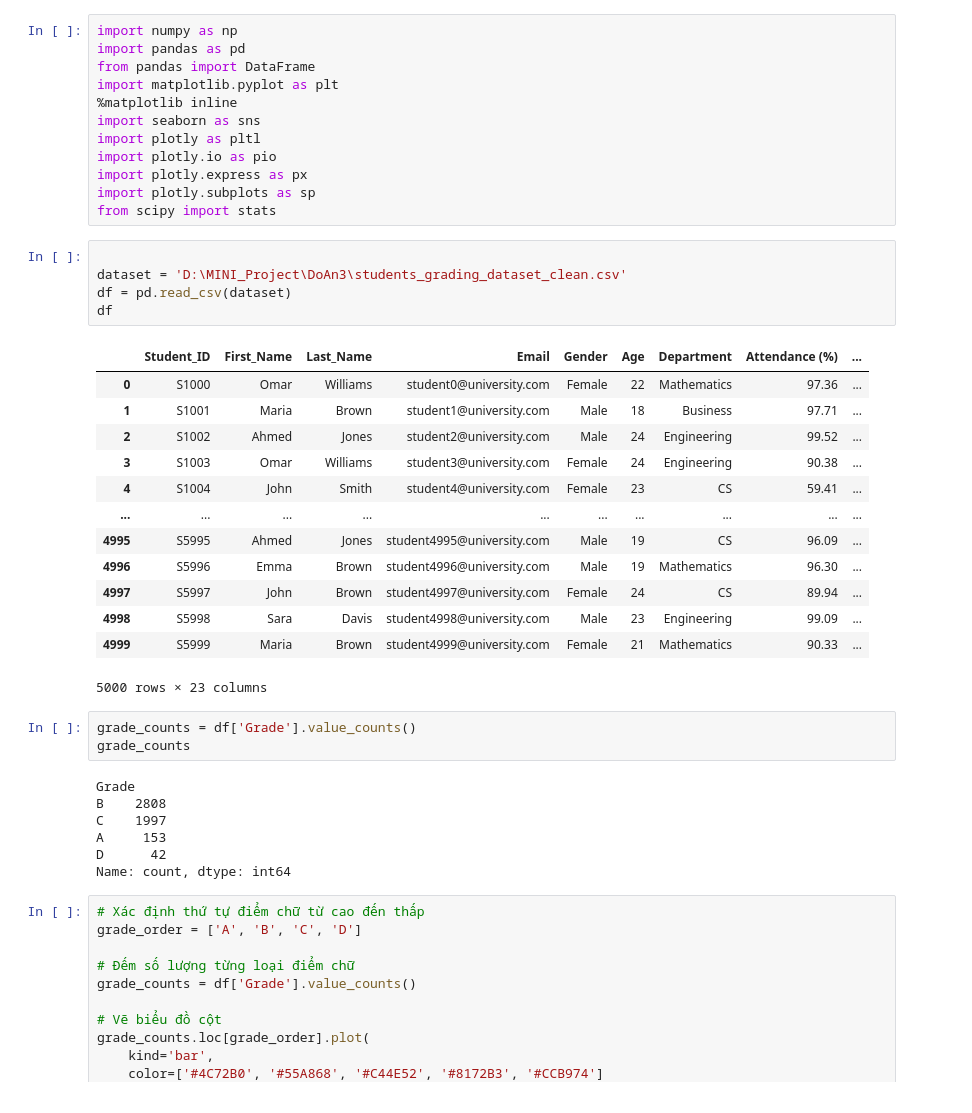
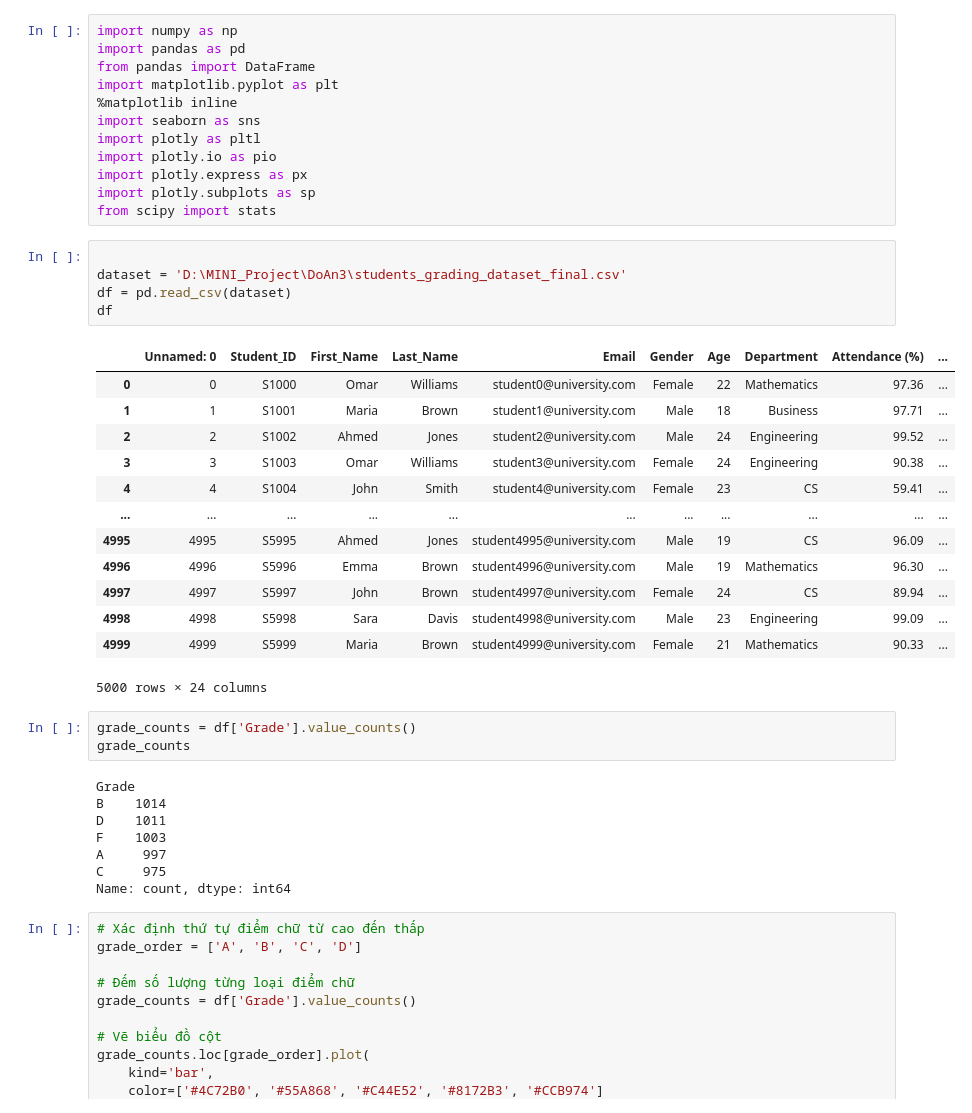
Before and after one commit to phithuan/predictive-analytics-for-student-performance-DoAn3-, a Jupyter notebook: Analytics_studen.ipynb, the cells around one changed output. Drawn from its saved outputs; the diff is of its cells as text.

```diff
--- a/Analytics_studen.ipynb
+++ b/Analytics_studen.ipynb
@@ -12,32 +12,33 @@ import plotly.subplots as sp
 from scipy import stats
 # %%
 
-dataset = 'D:\MINI_Project\DoAn3\students_grading_dataset_clean.csv'
+dataset = 'D:\MINI_Project\DoAn3\students_grading_dataset_final.csv'
 df = pd.read_csv(dataset)
 df
 # %% [output]
-|  | Student_ID | First_Name | Last_Name | Email | Gender | Age | Department | Attendance (%) | ... |
-| 0 | S1000 | Omar | Williams | student0@university.com | Female | 22 | Mathematics | 97.36 | ... |
-| 1 | S1001 | Maria | Brown | student1@university.com | Male | 18 | Business | 97.71 | ... |
-| 2 | S1002 | Ahmed | Jones | student2@university.com | Male | 24 | Engineering | 99.52 | ... |
-| 3 | S1003 | Omar | Williams | student3@university.com | Female | 24 | Engineering | 90.38 | ... |
-| 4 | S1004 | John | Smith | student4@university.com | Female | 23 | CS | 59.41 | ... |
-| ... | ... | ... | ... | ... | ... | ... | ... | ... | ... |
-| 4995 | S5995 | Ahmed | Jones | student4995@university.com | Male | 19 | CS | 96.09 | ... |
-| 4996 | S5996 | Emma | Brown | student4996@university.com | Male | 19 | Mathematics | 96.30 | ... |
-| 4997 | S5997 | John | Brown | student4997@university.com | Female | 24 | CS | 89.94 | ... |
-| 4998 | S5998 | Sara | Davis | student4998@university.com | Male | 23 | Engineering | 99.09 | ... |
-| 4999 | S5999 | Maria | Brown | student4999@university.com | Female | 21 | Mathematics | 90.33 | ... |
+|  | Unnamed: 0 | Student_ID | First_Name | Last_Name | Email | Gender | Age | Department | Attendance (%) | ... |
+| 0 | 0 | S1000 | Omar | Williams | student0@university.com | Female | 22 | Mathematics | 97.36 | ... |
+| 1 | 1 | S1001 | Maria | Brown | student1@university.com | Male | 18 | Business | 97.71 | ... |
+| 2 | 2 | S1002 | Ahmed | Jones | student2@university.com | Male | 24 | Engineering | 99.52 | ... |
+| 3 | 3 | S1003 | Omar | Williams | student3@university.com | Female | 24 | Engineering | 90.38 | ... |
+| 4 | 4 | S1004 | John | Smith | student4@university.com | Female | 23 | CS | 59.41 | ... |
+| ... | ... | ... | ... | ... | ... | ... | ... | ... | ... | ... |
+| 4995 | 4995 | S5995 | Ahmed | Jones | student4995@university.com | Male | 19 | CS | 96.09 | ... |
+| 4996 | 4996 | S5996 | Emma | Brown | student4996@university.com | Male | 19 | Mathematics | 96.30 | ... |
+| 4997 | 4997 | S5997 | John | Brown | student4997@university.com | Female | 24 | CS | 89.94 | ... |
+| 4998 | 4998 | S5998 | Sara | Davis | student4998@university.com | Male | 23 | Engineering | 99.09 | ... |
+| 4999 | 4999 | S5999 | Maria | Brown | student4999@university.com | Female | 21 | Mathematics | 90.33 | ... |
-5000 rows × 23 columns
+5000 rows × 24 columns
 # %%
 grade_counts = df['Grade'].value_counts()
 grade_counts
 # %% [output]
 Grade
-B    2808
-C    1997
-A     153
-D      42
+B    1014
+D    1011
+F    1003
+A     997
+C     975
 Name: count, dtype: int64
 # %%
 # Xác định thứ tự điểm chữ từ cao đến thấp
```
Also changed, not shown: 36 other files.
